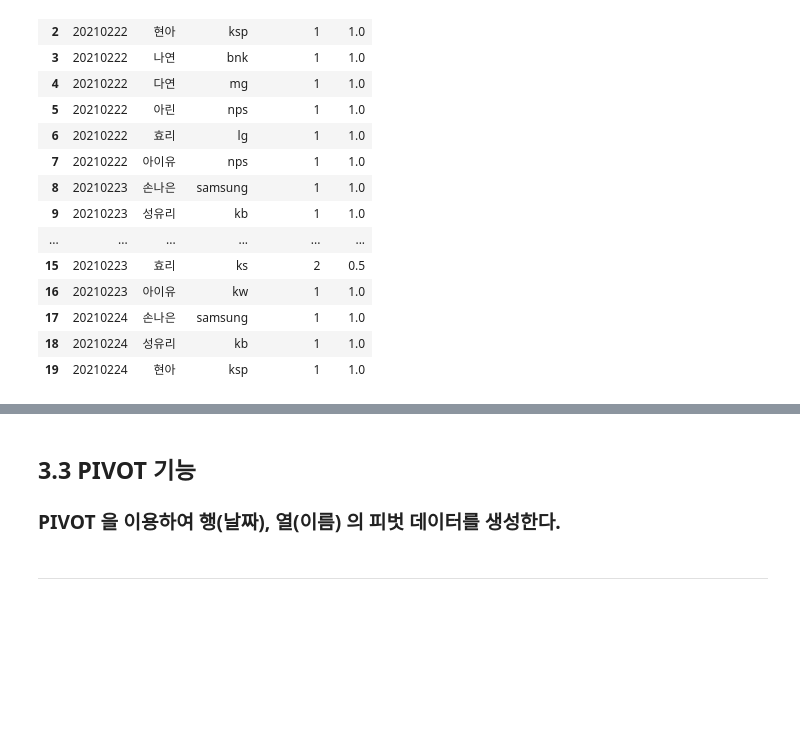
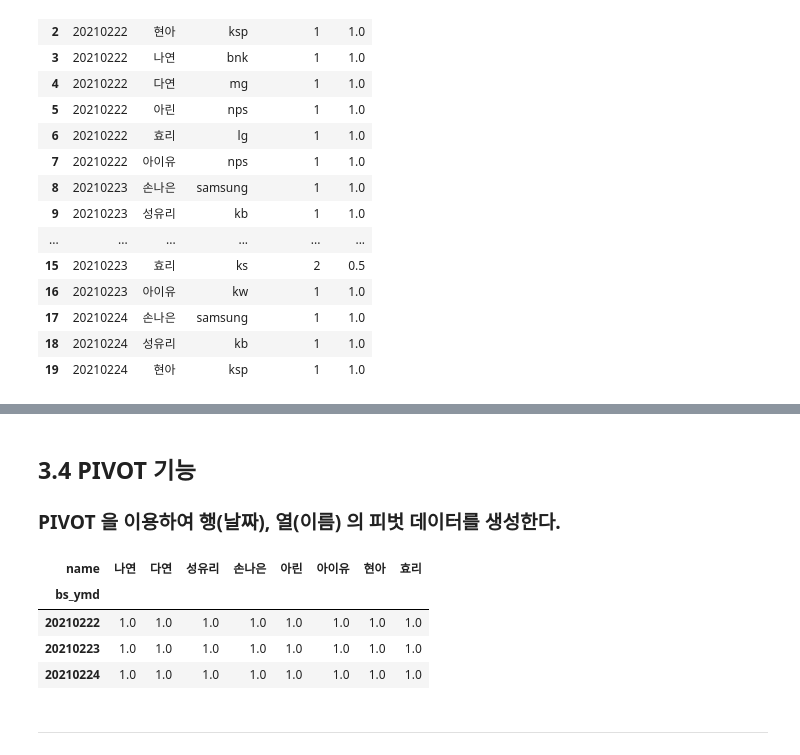
Before and after one commit to johyunkang/python-ml-guide, a Jupyter notebook: excel_pandas.ipynb, the cells around one changed output, grey strips where cells are left out. Drawn from its saved outputs; the diff is of its cells as text; code cells hidden in the pictures; blank space fills up the shorter version.

Commit message:
pivot 완료!

```diff
--- a/excel_pandas.ipynb
+++ b/excel_pandas.ipynb
@@ -135,3 +162,6 @@ df_merged.head(20)
+# %%
+# index reset (index 로 설정된 bs_ymd, name 을 컬럼으로 변경)
+df_group = df_group.reset_index(level=['bs_ymd', 'name'])
 # %% [markdown]
-## 3.3 PIVOT 기능
+## 3.4 PIVOT 기능
 ### PIVOT 을 이용하여 행(날짜), 열(이름) 의 피벗 데이터를 생성한다.
@@ -140,3 +168,13 @@ df_merged.head(20)
+# %%
+# 피벗 (행(index), 열(columns), 값(values))
+df_pivot = df_group.pivot(index='bs_ymd', columns='name', values='VISIT')
+df_pivot.head(20)
+# %% [output]
+| name | 나연 | 다연 | 성유리 | 손나은 | 아린 | 아이유 | 현아 | 효리 |
+| bs_ymd |  |  |  |  |  |  |  |  |
+| 20210222 | 1.0 | 1.0 | 1.0 | 1.0 | 1.0 | 1.0 | 1.0 | 1.0 |
+| 20210223 | 1.0 | 1.0 | 1.0 | 1.0 | 1.0 | 1.0 | 1.0 | 1.0 |
+| 20210224 | 1.0 | 1.0 | 1.0 | 1.0 | 1.0 | 1.0 | 1.0 | 1.0 |
 # %% [markdown]
 
 
```
Also changed, not shown: parts of 3 cells of this notebook.
